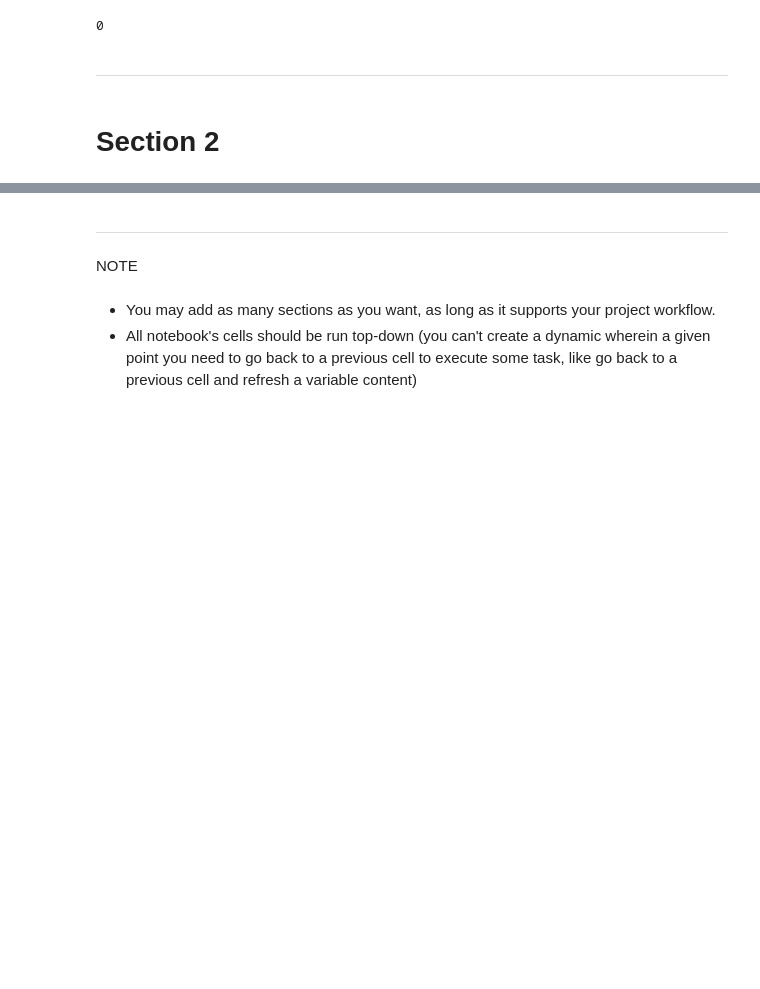
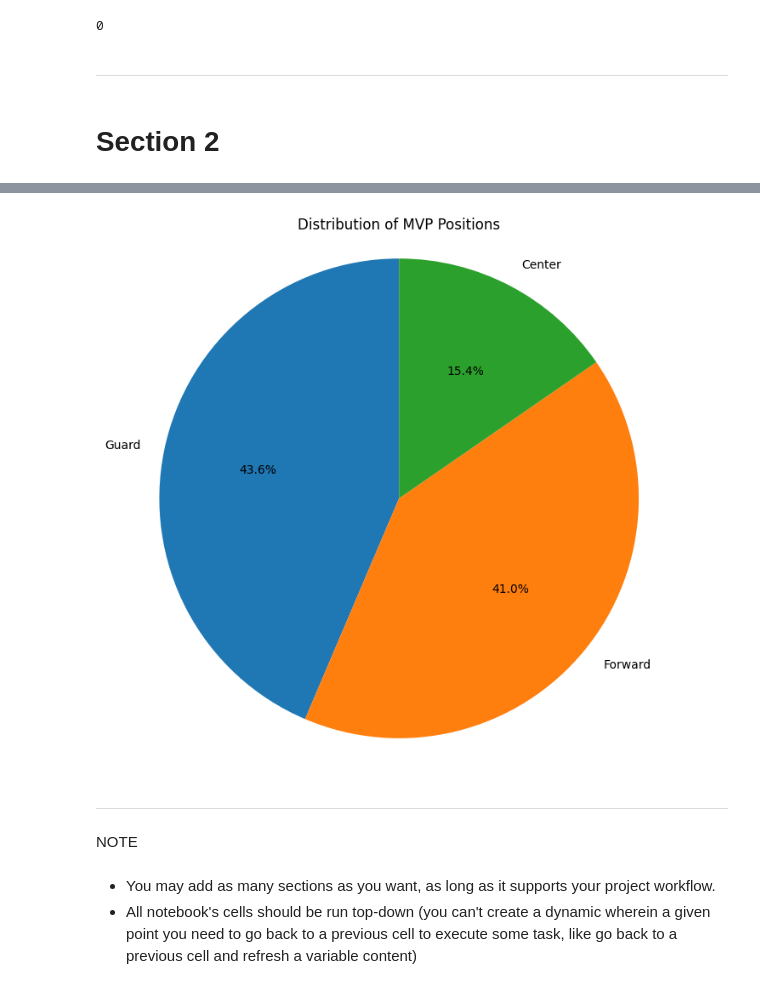
Before and after one commit to rmj9000/nba_analysis, a Jupyter notebook: jupyter_notebooks/05_matplotlib.ipynb, the cells around one changed output, grey strips where cells are left out. Cells and saved outputs as stored; diff of their text form; code cells hidden in the pictures; blank space fills up the shorter version.

Commit message:
Create a pie chart breaking down the % of MVP aewards by 3 positions

```diff
--- a/jupyter_notebooks/05_matplotlib.ipynb
+++ b/jupyter_notebooks/05_matplotlib.ipynb
@@ -129,0 +132,2 @@ df.duplicated().sum()
+# %%
+position_counts = df['MVP Position'].value_counts()
@@ -130,3 +136,11 @@ df.duplicated().sum()
+# %%
+plt.figure(figsize=(8, 8))
+plt.pie(position_counts, labels=position_counts.index, autopct='%1.1f%%', startangle=90)
+plt.title('Distribution of MVP Positions')
+plt.axis('equal')  # Ensures pie is a circle
+plt.show()
+# %% [output]
+[figure, added]
 # %% [markdown]
 ---
 # %% [markdown]
```
Also changed, not shown: parts of 3 cells of this notebook, 1 other file.
